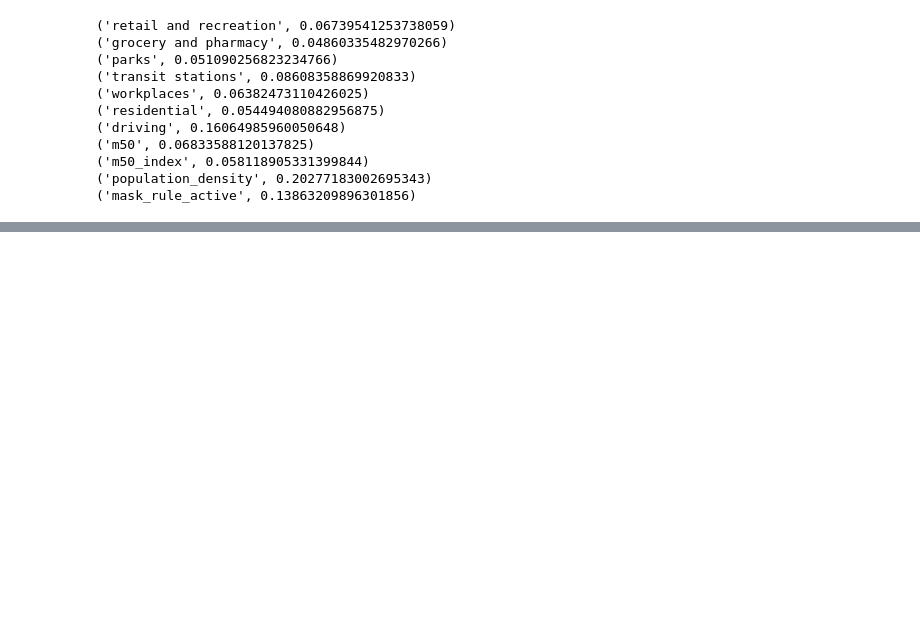
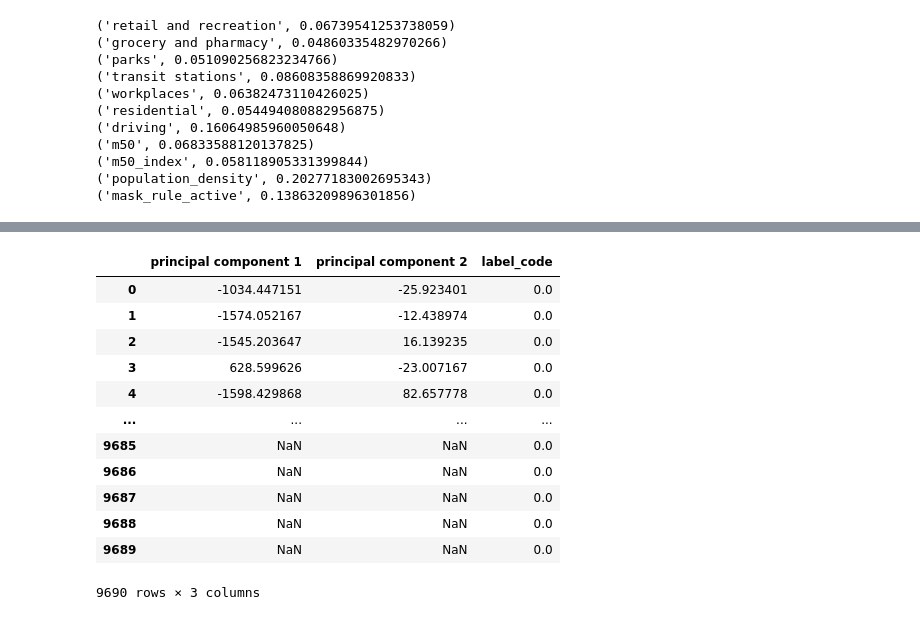
Before and after one commit to jeyasri-s2/meansquares, a Jupyter notebook: NY_FeatureRanking.ipynb, the cells around one changed output, grey strips where cells are left out. Saved outputs shown, nothing was run; the diff lists cells and outputs as text; code cells hidden in the pictures; blank space fills up the shorter version.

```diff
--- a/NY_FeatureRanking.ipynb
+++ b/NY_FeatureRanking.ipynb
@@ -169,0 +238,17 @@ for feature in zip(feature_labels, clf.feature_importances_):
+# %%
+finalDf = pd.concat([principalDf, NY_labeled_data[target_column]],axis=1 )
+finalDf
+# %% [output]
+|  | principal component 1 | principal component 2 | label_code |
+| 0 | -1034.447151 | -25.923401 | 0.0 |
+| 1 | -1574.052167 | -12.438974 | 0.0 |
+| 2 | -1545.203647 | 16.139235 | 0.0 |
+| 3 | 628.599626 | -23.007167 | 0.0 |
+| 4 | -1598.429868 | 82.657778 | 0.0 |
+| ... | ... | ... | ... |
+| 9685 | NaN | NaN | 0.0 |
+| 9686 | NaN | NaN | 0.0 |
+| 9687 | NaN | NaN | 0.0 |
+| 9688 | NaN | NaN | 0.0 |
+| 9689 | NaN | NaN | 0.0 |
+9690 rows × 3 columns
```
Also changed, not shown: parts of 15 cells of this notebook.
